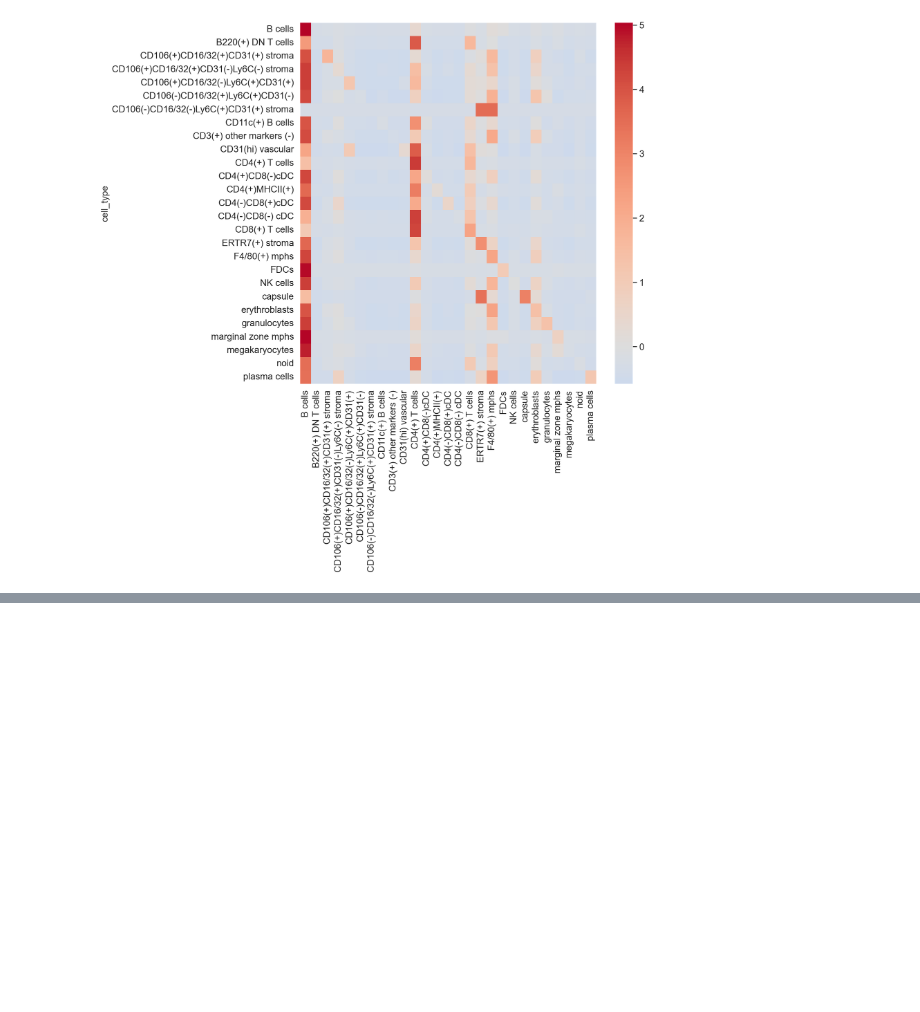
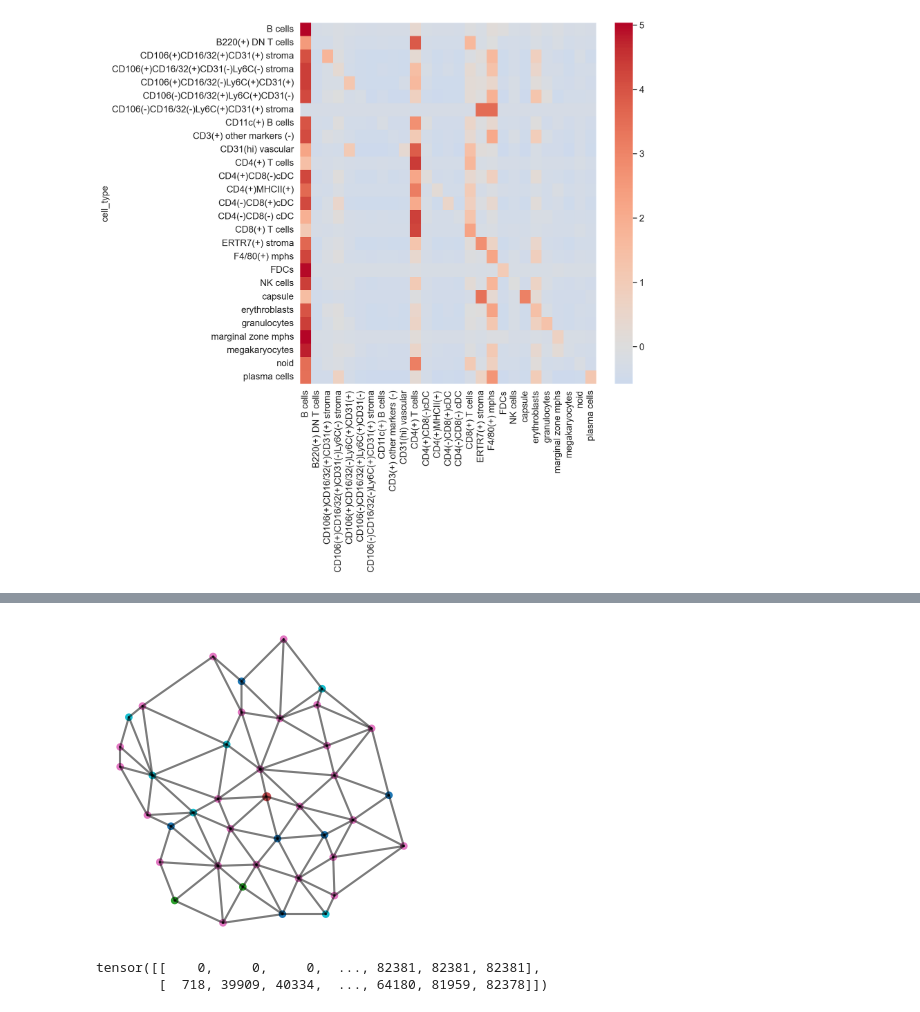
Before and after one commit to lltk123/spatiocell, a Jupyter notebook: Example1.ipynb, the cells around one changed output, grey strips where cells are left out. Cells and saved outputs as stored; diff of their text form; code cells hidden in the pictures; blank space fills up the shorter version.

```diff
--- a/Example1.ipynb
+++ b/Example1.ipynb
@@ -124,0 +170,4 @@ fig_df
+# %%
+import SpatialCell.cn.build_graph as scbg
+importlib.reload(scbg)
+mydata = scbg.GraphDataset(adata , 'sample' , 'cell_type' , 'spatial')
@@ -124,0 +179,34 @@ fig_df
+# %%
+G = mydata['BALBc-1']
+# %%
+import torch
+from torch_geometric.data import Data
+subgraph_node_idx , subgraph_edge_index , _  = scbg.get_k_hop_subgraph(0, 3, G)
+map_dict = {subgraph_node_idx.tolist()[i]:i for i in range(len(subgraph_node_idx))}
+
+pos = G.pos[subgraph_node_idx]
+label = G.label[subgraph_node_idx]
+edge = torch.tensor([pd.Series(i).map(map_dict) for i in subgraph_edge_index])
+subG = Data(edge_index = edge,
+            pos = G.pos[subgraph_node_idx],
+            label = G.label[subgraph_node_idx] ,
+            original_dir = map_dict)
+# %%
+G = subG
+# %%
+fig, ax = plt.subplots()
+for i in G.edge_index.T:
+    plt.plot(G.pos[i, 0], G.pos[i, 1], c='black', alpha=0.3)
+plt.scatter(G.pos[:, 0], G.pos[:, 1],
+            c=G.label, cmap='tab10', s=20)
+plt.scatter(G.pos[0, 0], G.pos[0, 1],c = 'r' ,s = 30)
+
+plt.axis('equal')
+for spine in ax.spines.values():
+    spine.set_visible(False)
+
+ax.grid(False)
+ax.tick_params(axis='both', which='both', length=0, labelleft=False, labelbottom=False)
+plt.show()
+# %% [output]
+[figure, added]
@@ -124,0 +254,5 @@ fig_df
+# %%
+edge_index
+# %% [output]
+tensor([[    0,     0,     0,  ..., 82381, 82381, 82381],
+        [  718, 39909, 40334,  ..., 64180, 81959, 82378]])
```
Also changed, not shown: parts of 15 cells of this notebook, 2 other files.
